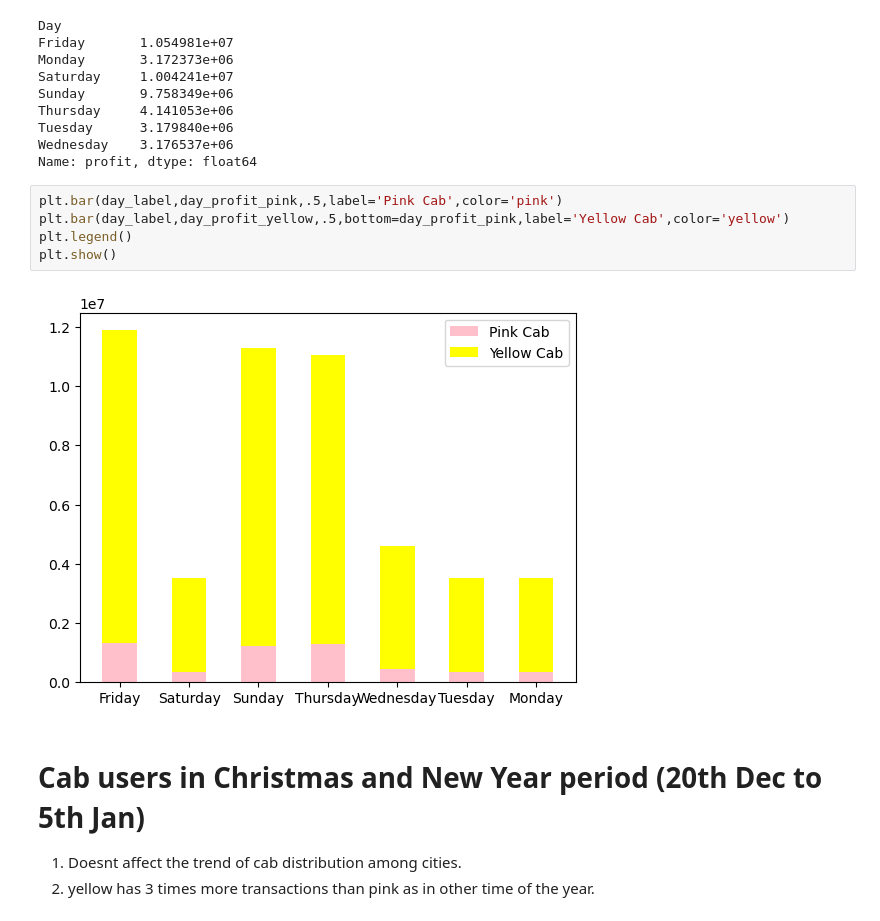
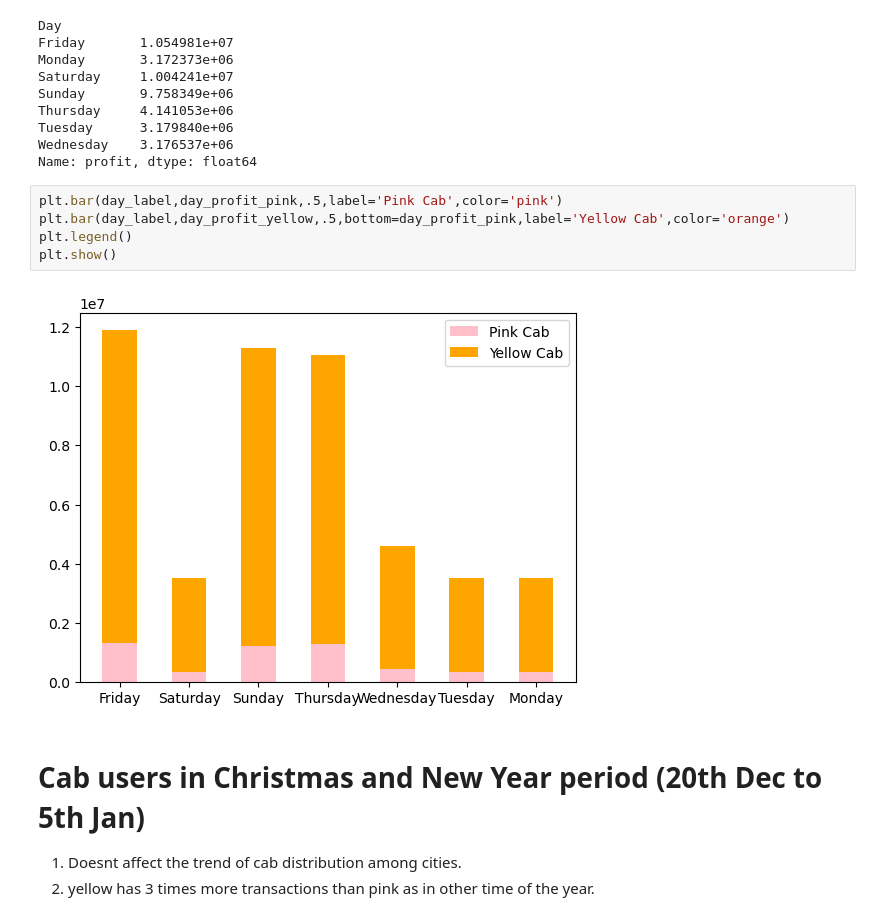
Before and after one commit to jamz97/VC, a Jupyter notebook: G2M Case Study.ipynb, the cells around one changed output. Drawn from its saved outputs; the diff is of its cells as text.

```diff
--- a/G2M Case Study.ipynb
+++ b/G2M Case Study.ipynb
@@ -331,11 +331,11 @@ Wednesday    3.176537e+06
 Name: profit, dtype: float64
 # %%
 plt.bar(day_label,day_profit_pink,.5,label='Pink Cab',color='pink')
-plt.bar(day_label,day_profit_yellow,.5,bottom=day_profit_pink,label='Yellow Cab',color='yellow')
+plt.bar(day_label,day_profit_yellow,.5,bottom=day_profit_pink,label='Yellow Cab',color='orange')
 plt.legend()
 plt.show()
 # %% [output]
-[figure, old version]
+[figure, new version]
 # %% [markdown]
 # Cab users in Christmas and New Year period (20th Dec to 5th Jan)
 
```
Also changed, not shown: parts of 11 cells of this notebook.
